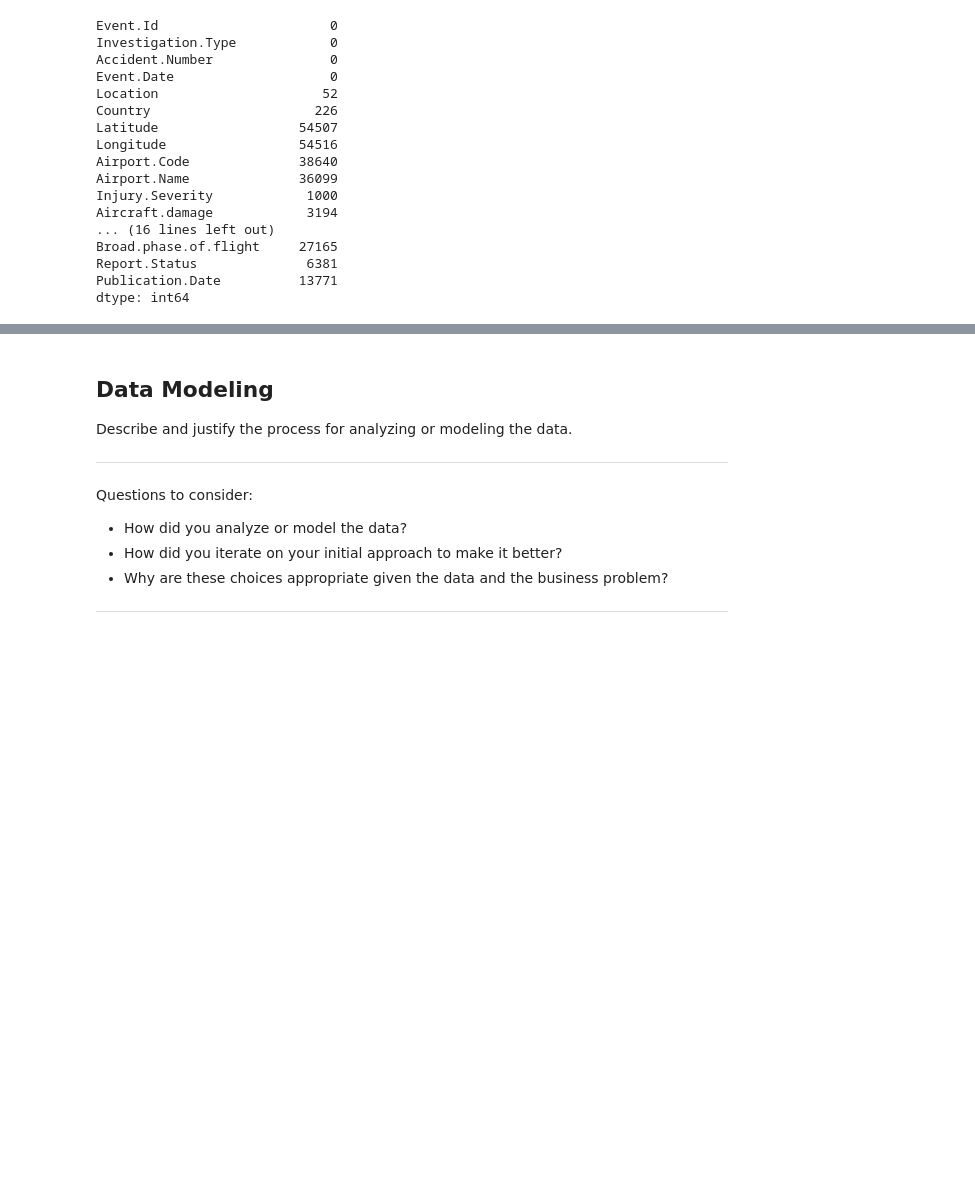
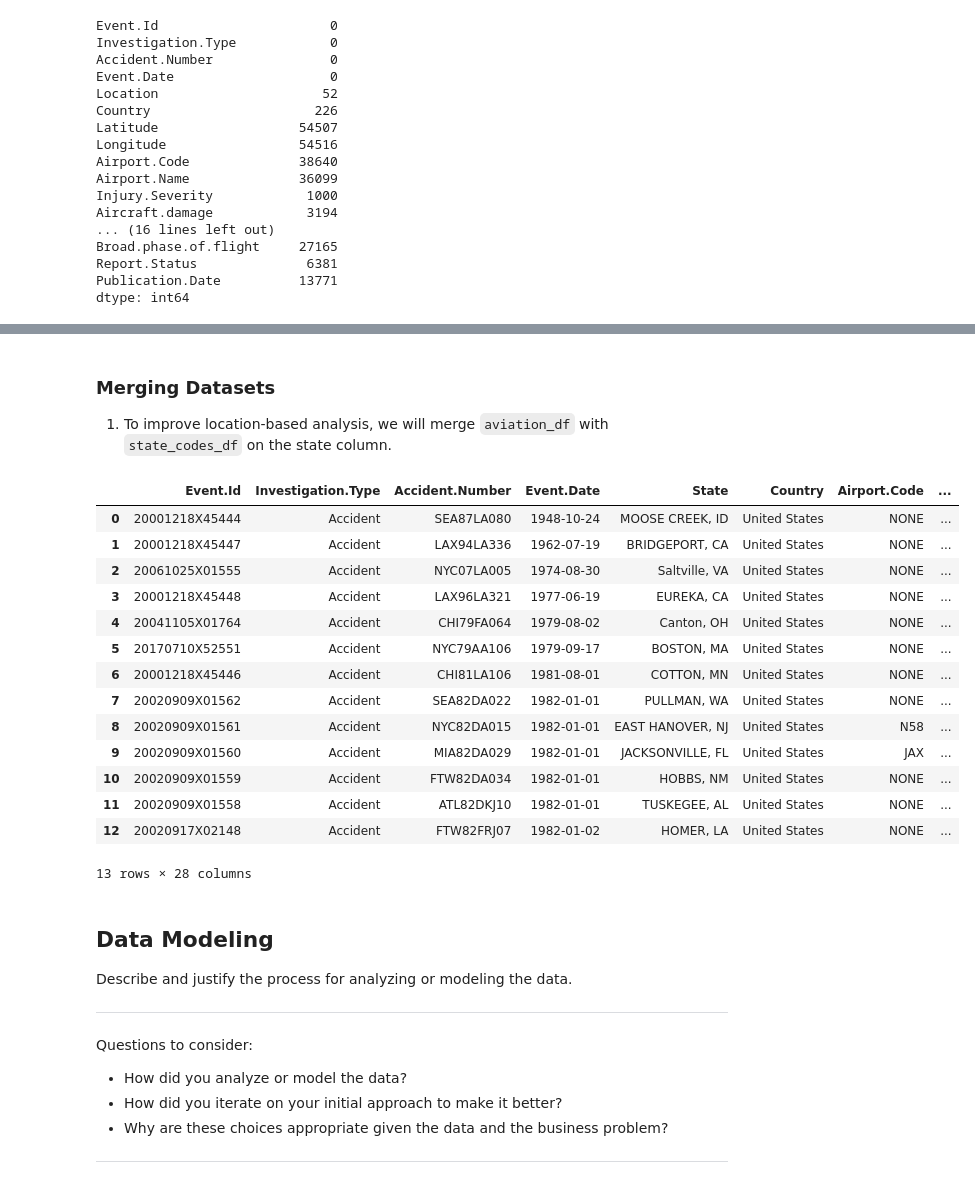
Before and after one commit to G-Money-Himself/Navigating-Aviation-Risk-for-Business-Expansion-PJ1, a Jupyter notebook: Navigating Aviation Risks for Business Expansion .ipynb, the cells around one changed output, grey strips where cells are left out. Drawn from its saved outputs; the diff is of its cells as text; code cells hidden in the pictures; blank space fills up the shorter version.

```diff
--- a/Navigating Aviation Risks for Business Expansion .ipynb
+++ b/Navigating Aviation Risks for Business Expansion .ipynb
@@ -140,0 +163,21 @@ Questions to consider:
+# %%
+# Create an "Injury Severity Score" to measure accident severity
+# By combining their weighted values
+aviation_df["Injury_Severity_Score"] = (
+    aviation_df["Total.Fatal.Injuries"].fillna(0) * 3 +  # Fatal injuries are the most severe with a weight of 3
+    aviation_df["Total.Serious.Injuries"].fillna(0) * 2 +  # Serious injuries are given medium weight of 2
+    aviation_df["Total.Minor.Injuries"].fillna(0) * 1  # Minor injuries are the least severe with a weight of 1
+)
+
+# Create a "Risk Level" column based on severity; High Risk, Medium Risk and Low Risk
+def categorize_risk(score):
+    if score >= 10:
+        return "High Risk"
+    elif score >= 5:
+        return "Medium Risk"
+    else:
+        return "Low Risk"
+
+aviation_df["Risk_Level"] = aviation_df["Injury_Severity_Score"].apply(categorize_risk)
+
+aviation_df[["Injury_Severity_Score", "Risk_Level"]].head(15) # to display accuracy of changes
@@ -141,3 +201,33 @@ Questions to consider:
+# %% [markdown]
+### Merging Datasets
+
+1. To improve location-based analysis, we will merge `aviation_df` with `state_codes_df` on the state column.
+# %%
+# Merging Datasets
+# Rename "Location" column to "State" for consistency
+aviation_df.rename(columns={"Location": "State"}, inplace=True)
+
+# Merge aviation dataset with state codes dataset
+aviation_df = aviation_df.merge(state_codes_df, how="left", on="State")
+
+# Display the first few rows to check changes
+aviation_df.head(13)
+# %% [output]
+|  | Event.Id | Investigation.Type | Accident.Number | Event.Date | State | Country | Airport.Code | ... |
+| 0 | 20001218X45444 | Accident | SEA87LA080 | 1948-10-24 | MOOSE CREEK, ID | United States | NONE | ... |
+| 1 | 20001218X45447 | Accident | LAX94LA336 | 1962-07-19 | BRIDGEPORT, CA | United States | NONE | ... |
+| 2 | 20061025X01555 | Accident | NYC07LA005 | 1974-08-30 | Saltville, VA | United States | NONE | ... |
+| 3 | 20001218X45448 | Accident | LAX96LA321 | 1977-06-19 | EUREKA, CA | United States | NONE | ... |
+| 4 | 20041105X01764 | Accident | CHI79FA064 | 1979-08-02 | Canton, OH | United States | NONE | ... |
+| 5 | 20170710X52551 | Accident | NYC79AA106 | 1979-09-17 | BOSTON, MA | United States | NONE | ... |
+| 6 | 20001218X45446 | Accident | CHI81LA106 | 1981-08-01 | COTTON, MN | United States | NONE | ... |
+| 7 | 20020909X01562 | Accident | SEA82DA022 | 1982-01-01 | PULLMAN, WA | United States | NONE | ... |
+| 8 | 20020909X01561 | Accident | NYC82DA015 | 1982-01-01 | EAST HANOVER, NJ | United States | N58 | ... |
+| 9 | 20020909X01560 | Accident | MIA82DA029 | 1982-01-01 | JACKSONVILLE, FL | United States | JAX | ... |
+| 10 | 20020909X01559 | Accident | FTW82DA034 | 1982-01-01 | HOBBS, NM | United States | NONE | ... |
+| 11 | 20020909X01558 | Accident | ATL82DKJ10 | 1982-01-01 | TUSKEGEE, AL | United States | NONE | ... |
+| 12 | 20020917X02148 | Accident | FTW82FRJ07 | 1982-01-02 | HOMER, LA | United States | NONE | ... |
+13 rows × 28 columns
 # %% [markdown]
 ## Data Modeling
 Describe and justify the process for analyzing or modeling the data.
```
Also changed, not shown: parts of 7 cells of this notebook.
